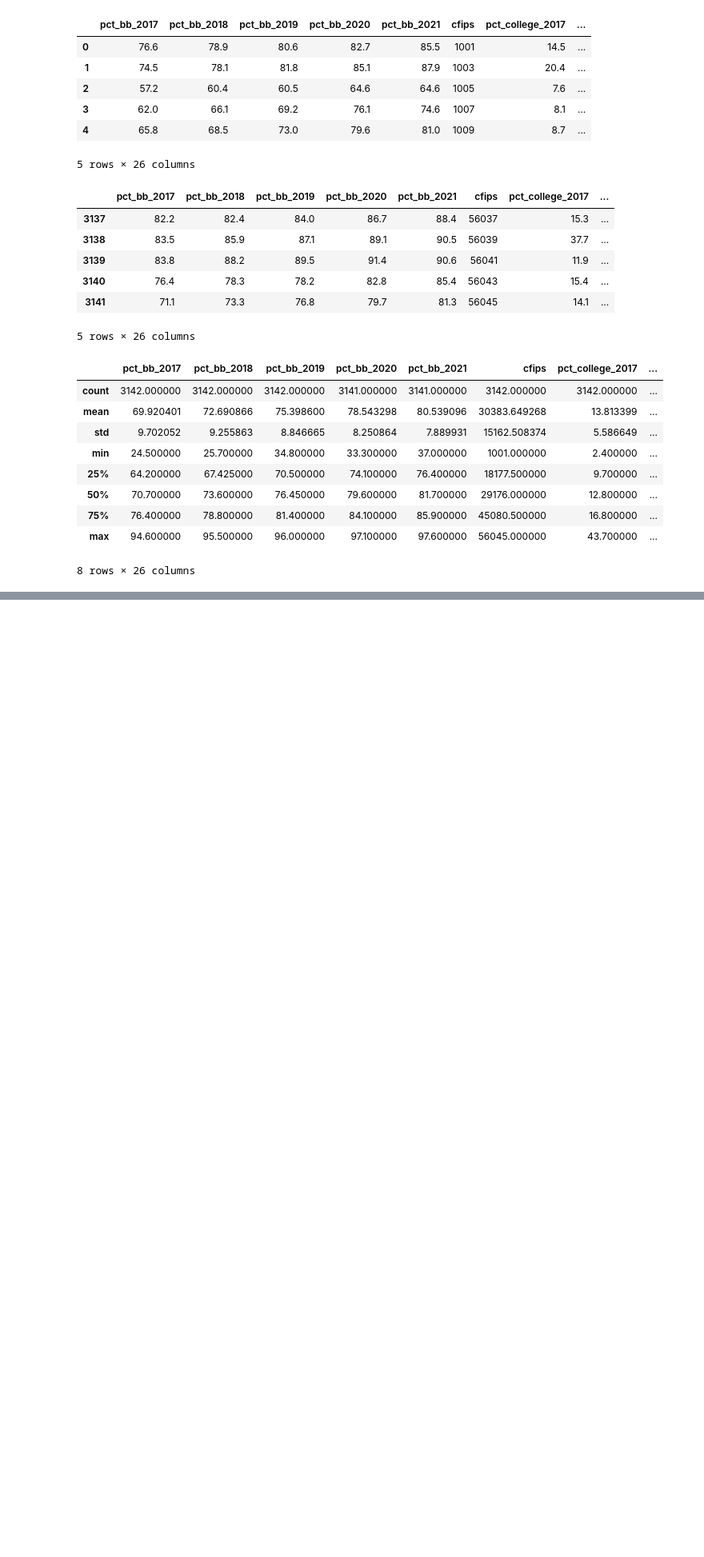
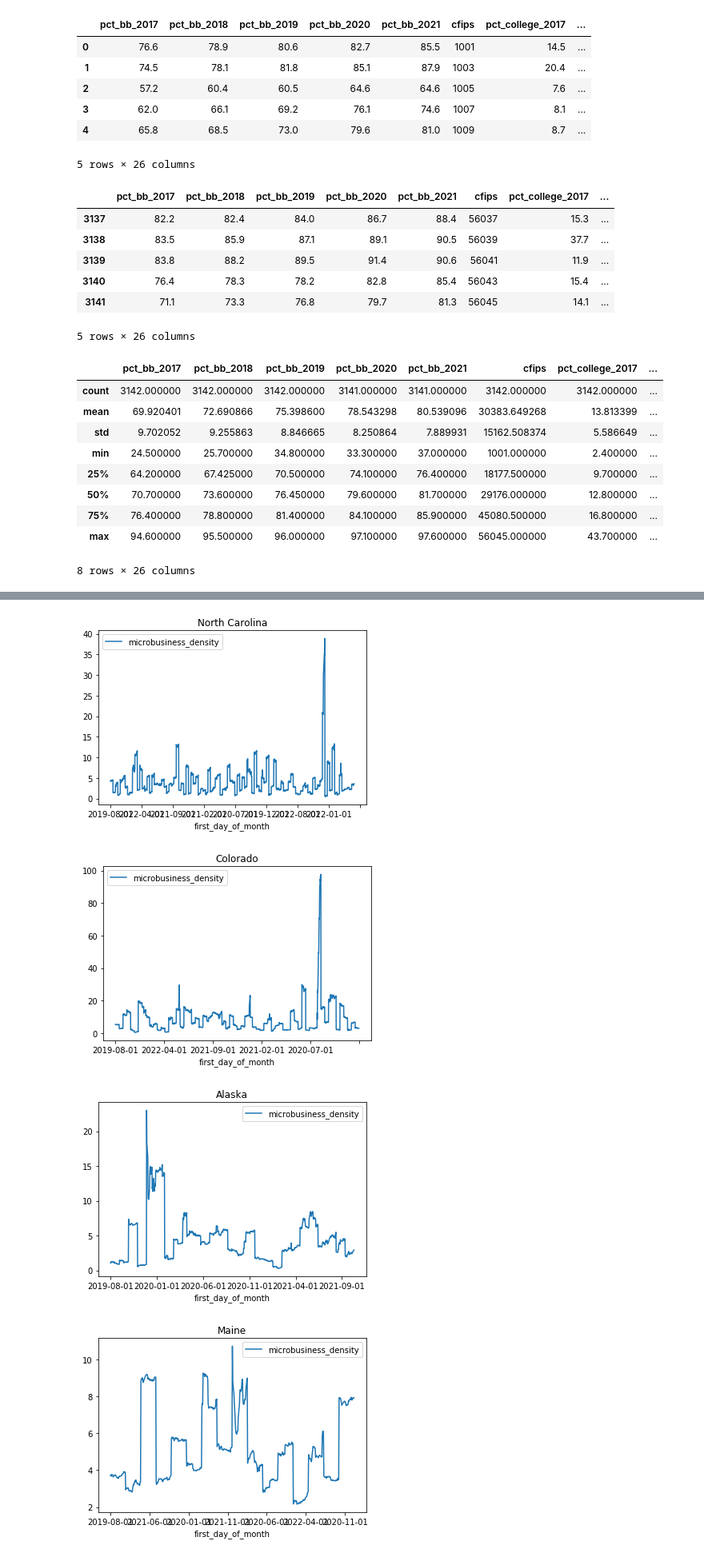
Before and after one commit to kartikeysinha/goDaddy-MicroBusiness_Kaggle, a Jupyter notebook: eda.ipynb, the cells around one changed output, grey strips where cells are left out. Shown at 80% size. Cells and saved outputs as stored; diff of their text form; code cells hidden in the pictures; blank space fills up the shorter version.

Commit message:
Basic Plotting

```diff
--- a/eda.ipynb
+++ b/eda.ipynb
@@ -75,0 +78,11 @@ df_census.describe()
+# %%
+%matplotlib inline
+states = set(df['state'].to_list())
+for state in states:
+    df_state = df[df['state'] == state]
+    df_state.plot(x="first_day_of_month", y="microbusiness_density", title=state)
+# %% [output]
+[figure, added]
+[figure, added]
+[figure, added]
+[figure, added]
```
Also changed, not shown: parts of 2 cells of this notebook.
